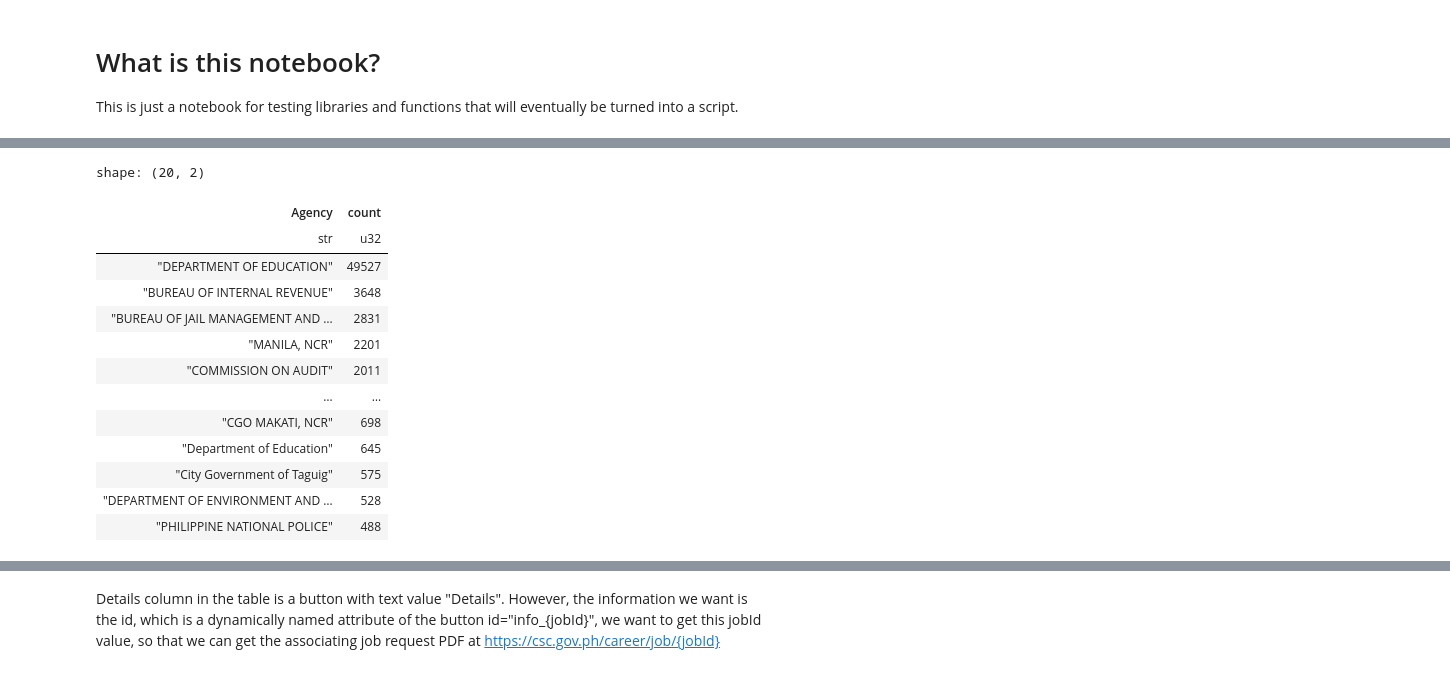
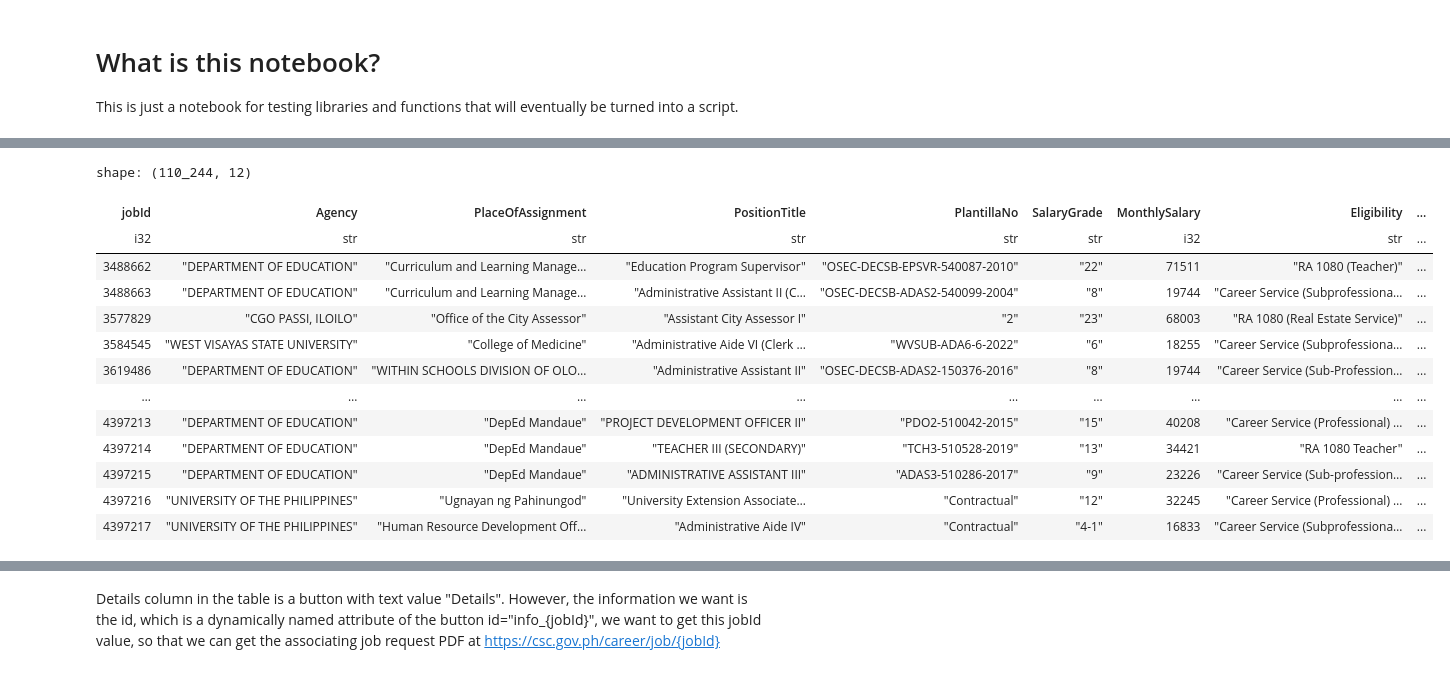
Before and after one commit to iragca/ml-final-project, a Jupyter notebook: notebooks/1.0-iragca-csc.ipynb, the cells around one changed output, grey strips where cells are left out. Drawn from its saved outputs; the diff is of its cells as text; code cells hidden in the pictures.

```diff
--- a/notebooks/1.0-iragca-csc.ipynb
+++ b/notebooks/1.0-iragca-csc.ipynb
@@ -98,17 +38,21 @@ shape: (133_942, 7)
 # %%
-data["Agency"].value_counts().sort(by="count", descending=True).head(20)
+pdfDbPath = INTERIM_DATA_DIR / "CivilServiceCommission" / "civilservicecommission_pdfs.duckdb"
+
+pdfDb = duckdb.connect(pdfDbPath, read_only=True)
+pdfData = pdfDb.sql("SELECT * FROM civilservicecommission_pdfs").pl()
+pdfData
 # %% [output]
-shape: (20, 2)
+shape: (110_244, 12)
-| Agency | count |
-| str | u32 |
-| "DEPARTMENT OF EDUCATION" | 49527 |
-| "BUREAU OF INTERNAL REVENUE" | 3648 |
-| "BUREAU OF JAIL MANAGEMENT AND … | 2831 |
-| "MANILA, NCR" | 2201 |
-| "COMMISSION ON AUDIT" | 2011 |
-| … | … |
-| "CGO MAKATI, NCR" | 698 |
-| "Department of Education" | 645 |
-| "City Government of Taguig" | 575 |
-| "DEPARTMENT OF ENVIRONMENT AND … | 528 |
-| "PHILIPPINE NATIONAL POLICE" | 488 |
+| jobId | Agency | PlaceOfAssignment | PositionTitle | PlantillaNo | SalaryGrade | MonthlySalary | Eligibility | ... |
+| i32 | str | str | str | str | str | i32 | str | ... |
+| 3488662 | "DEPARTMENT OF EDUCATION" | "Curriculum and Learning Manage… | "Education Program Supervisor" | "OSEC-DECSB-EPSVR-540087-2010" | "22" | 71511 | "RA 1080 (Teacher)" | ... |
+| 3488663 | "DEPARTMENT OF EDUCATION" | "Curriculum and Learning Manage… | "Administrative Assistant II (C… | "OSEC-DECSB-ADAS2-540099-2004" | "8" | 19744 | "Career Service (Subprofessiona… | ... |
+| 3577829 | "CGO PASSI, ILOILO" | "Office of the City Assessor" | "Assistant City Assessor I" | "2" | "23" | 68003 | "RA 1080 (Real Estate Service)" | ... |
+| 3584545 | "WEST VISAYAS STATE UNIVERSITY" | "College of Medicine" | "Administrative Aide VI (Clerk … | "WVSUB-ADA6-6-2022" | "6" | 18255 | "Career Service (Subprofessiona… | ... |
+| 3619486 | "DEPARTMENT OF EDUCATION" | "WITHIN SCHOOLS DIVISION OF OLO… | "Administrative Assistant II" | "OSEC-DECSB-ADAS2-150376-2016" | "8" | 19744 | "Career Service (Sub-Profession… | ... |
+| … | … | … | … | … | … | … | … | ... |
+| 4397213 | "DEPARTMENT OF EDUCATION" | "DepEd Mandaue" | "PROJECT DEVELOPMENT OFFICER II" | "PDO2-510042-2015" | "15" | 40208 | "Career Service (Professional) … | ... |
+| 4397214 | "DEPARTMENT OF EDUCATION" | "DepEd Mandaue" | "TEACHER III (SECONDARY)" | "TCH3-510528-2019" | "13" | 34421 | "RA 1080 Teacher" | ... |
+| 4397215 | "DEPARTMENT OF EDUCATION" | "DepEd Mandaue" | "ADMINISTRATIVE ASSISTANT III" | "ADAS3-510286-2017" | "9" | 23226 | "Career Service (Sub-profession… | ... |
+| 4397216 | "UNIVERSITY OF THE PHILIPPINES" | "Ugnayan ng Pahinungod" | "University Extension Associate… | "Contractual" | "12" | 32245 | "Career Service (Professional) … | ... |
+| 4397217 | "UNIVERSITY OF THE PHILIPPINES" | "Human Resource Development Off… | "Administrative Aide IV" | "Contractual" | "4-1" | 16833 | "Career Service (Subprofessiona… | ... |
```
Also changed, not shown: parts of 21 cells of this notebook, 1 other file.
